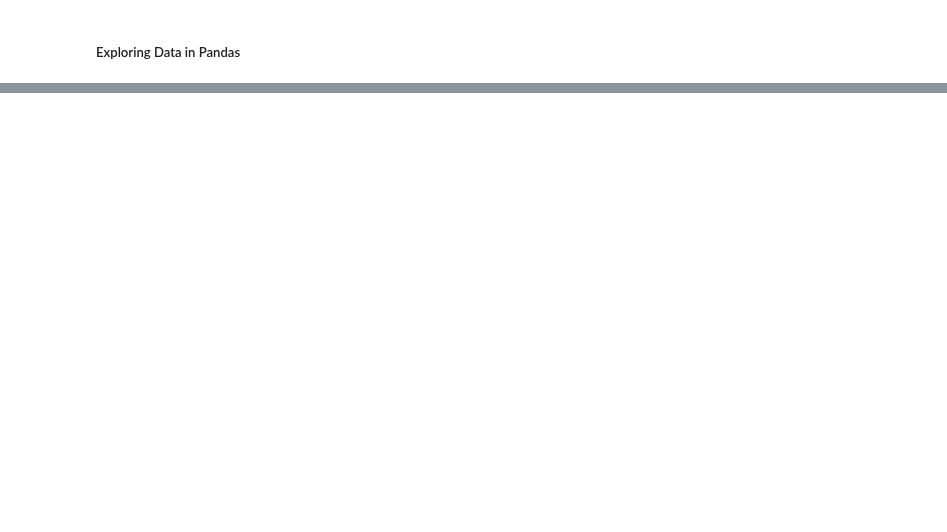
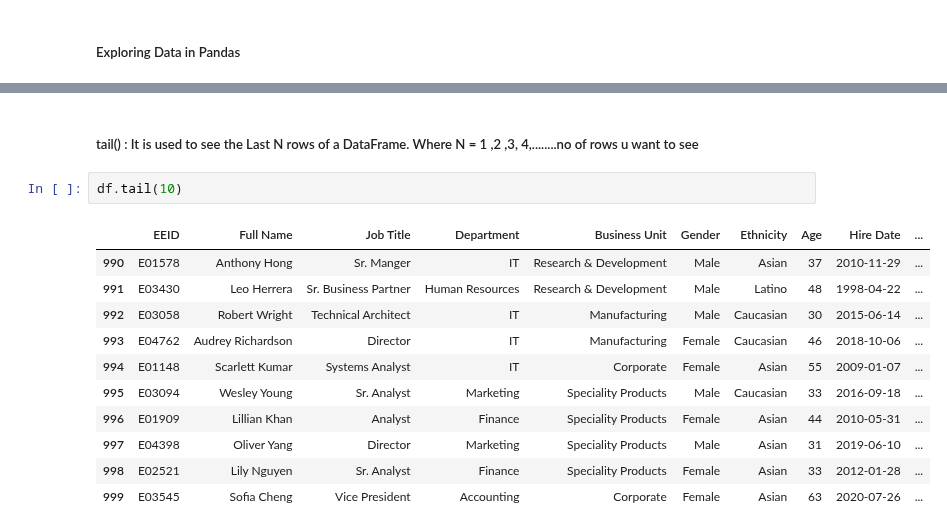
Before and after one commit to AnkitBhagat17/Data_Visualization, a Jupyter notebook: Pandas.ipynb, the cells around one changed output, grey strips where cells are left out. Cells and saved outputs as stored; diff of their text form; blank space fills up the shorter version.

```diff
--- a/Pandas.ipynb
+++ b/Pandas.ipynb
@@ -89,0 +60,16 @@ df.tail(5)
+# %% [markdown]
+##### tail() :  It is used to see the Last N rows of a DataFrame. Where N = 1 ,2 ,3, 4,........no of rows u want to see
+# %%
+df.tail(10)
+# %% [output]
+|  | EEID | Full Name | Job Title | Department | Business Unit | Gender | Ethnicity | Age | Hire Date | ... |
+| 990 | E01578 | Anthony Hong | Sr. Manger | IT | Research & Development | Male | Asian | 37 | 2010-11-29 | ... |
+| 991 | E03430 | Leo Herrera | Sr. Business Partner | Human Resources | Research & Development | Male | Latino | 48 | 1998-04-22 | ... |
+| 992 | E03058 | Robert Wright | Technical Architect | IT | Manufacturing | Male | Caucasian | 30 | 2015-06-14 | ... |
+| 993 | E04762 | Audrey Richardson | Director | IT | Manufacturing | Female | Caucasian | 46 | 2018-10-06 | ... |
+| 994 | E01148 | Scarlett Kumar | Systems Analyst | IT | Corporate | Female | Asian | 55 | 2009-01-07 | ... |
+| 995 | E03094 | Wesley Young | Sr. Analyst | Marketing | Speciality Products | Male | Caucasian | 33 | 2016-09-18 | ... |
+| 996 | E01909 | Lillian Khan | Analyst | Finance | Speciality Products | Female | Asian | 44 | 2010-05-31 | ... |
+| 997 | E04398 | Oliver Yang | Director | Marketing | Speciality Products | Male | Asian | 31 | 2019-06-10 | ... |
+| 998 | E02521 | Lily Nguyen | Sr. Analyst | Finance | Speciality Products | Female | Asian | 33 | 2012-01-28 | ... |
+| 999 | E03545 | Sofia Cheng | Vice President | Accounting | Corporate | Female | Asian | 63 | 2020-07-26 | ... |
```
Also changed, not shown: parts of 27 cells of this notebook, 2 other files.
